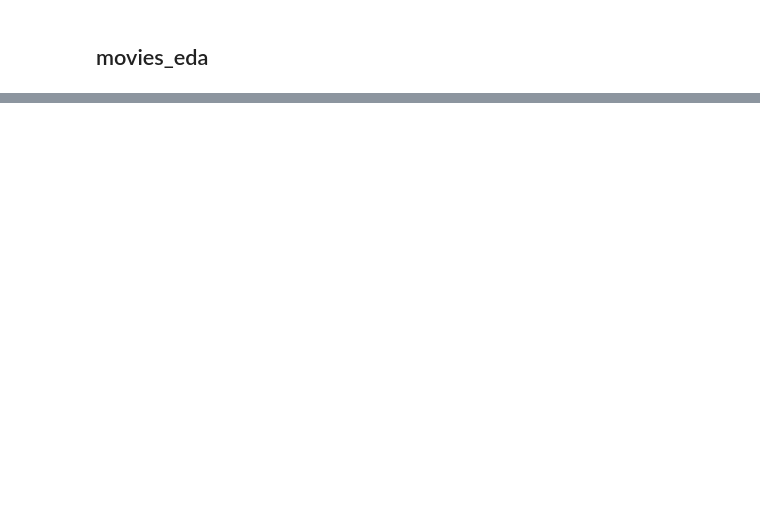
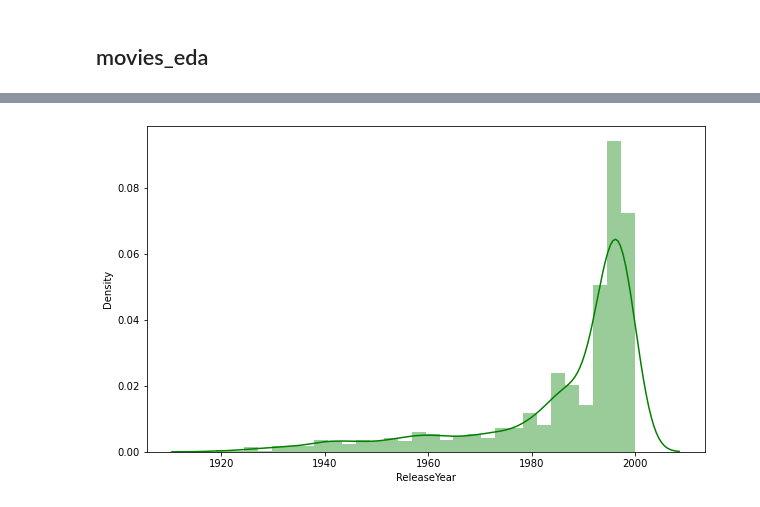
Before and after one commit to anidec25/Linear-Regression, a Jupyter notebook: Recommender System/zee_casestudy.ipynb, the cells around one changed output, grey strips where cells are left out. Saved outputs shown, nothing was run; the diff lists cells and outputs as text; code cells hidden in the pictures; blank space fills up the shorter version.

```diff
--- a/Recommender System/zee_casestudy.ipynb
+++ b/Recommender System/zee_casestudy.ipynb
@@ -291,0 +355,4 @@ df_movies['Title'].reset_index()
+# %%
+df_movies['ReleaseYear'] = df_movies['Title'].apply(lambda x: x.split(' ')[-1].split('(')[1].split(')')[0])
+# %%
+df_movies[df_movies['ReleaseYear'] == "L'Associe"]['ReleaseYear'] = 1982
@@ -291,0 +376,10 @@ df_movies['Title'].reset_index()
+# %%
+df_movies['ReleaseYear'].replace("L'Associe","1982",inplace=True)
+# %%
+df_movies['ReleaseYear'] = df_movies['ReleaseYear'].astype('int64')
+# %%
+plt.figure(figsize=(10,6))
+sns.distplot(df_movies['ReleaseYear'], kde=True, bins= 30, color='green')
+plt.show()
+# %% [output]
+[figure, added]
```
Also changed, not shown: parts of 28 cells of this notebook.
